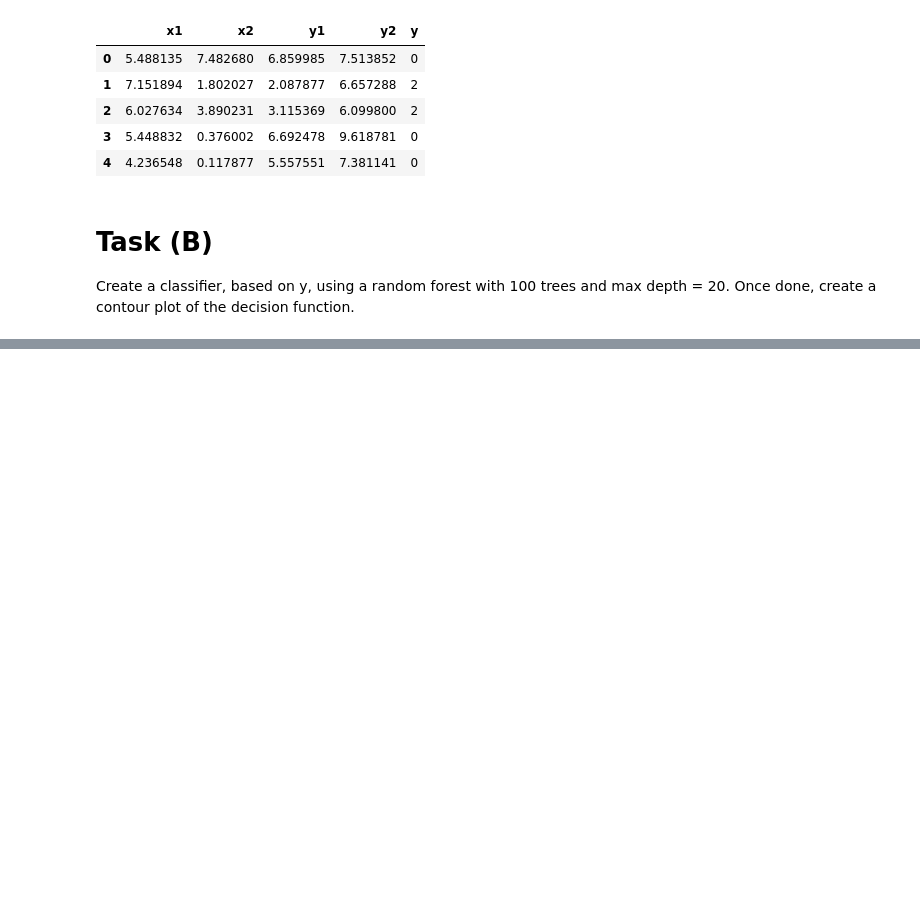
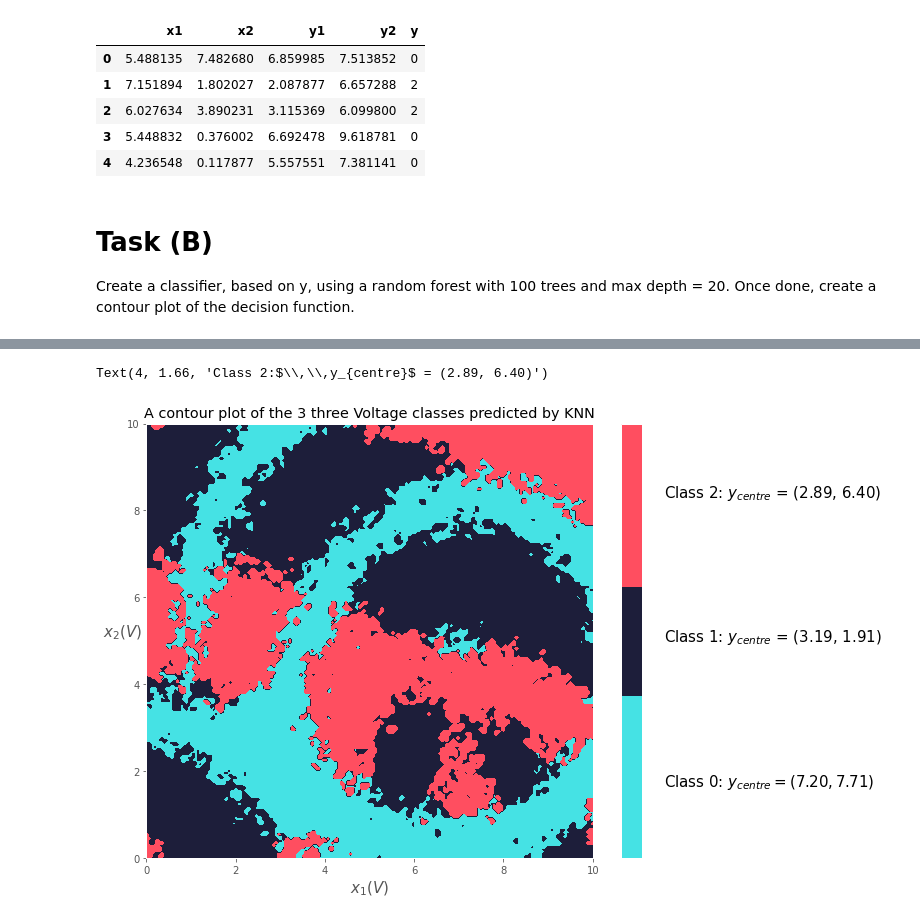
Before and after one commit to namiyousef/Intro_to_ML, a Jupyter notebook: Extra_Work/Tutorial9_Submission.ipynb, the cells around one changed output, grey strips where cells are left out. Cells and saved outputs as stored; diff of their text form; code cells hidden in the pictures; blank space fills up the shorter version.

```diff
--- a/Extra_Work/Tutorial9_Submission.ipynb
+++ b/Extra_Work/Tutorial9_Submission.ipynb
@@ -103,0 +183,19 @@ Create a classifier, based on y, using a random forest with 100 trees and max de
+# %%
+fig, ax = plt.subplots(figsize = (10,8))
+
+cMap = ListedColormap([ '#45e2e4','#1d1e3a','#ff4e60'])
+
+plt.contourf(*axes, p, cmap = cMap)
+plt.title('A contour plot of the 3 three Voltage classes predicted by KNN')
+plt.xlabel('$x_1 (V)$',fontsize = 15)
+plt.ylabel('$x_2 (V)$', fontsize = 15, rotation = 360)
+
+cbar = plt.colorbar()
+
+cbar.ax.get_yaxis().set_ticks([])
+cbar.ax.text(4, 0.33,'Class 0:$\,\,y_{centre} = (7.20, 7.71)$', fontsize = 15)
+cbar.ax.text(4, 1,'Class 1:$\,\,y_{centre}$ = (3.19, 1.91)', fontsize = 15)
+cbar.ax.text(4, 1.66,'Class 2:$\,\,y_{centre}$ = (2.89, 6.40)', fontsize = 15)
+# %% [output]
+Text(4, 1.66, 'Class 2:$\\,\\,y_{centre}$ = (2.89, 6.40)')
+[figure, added]
```
Also changed, not shown: parts of 9 cells of this notebook.
